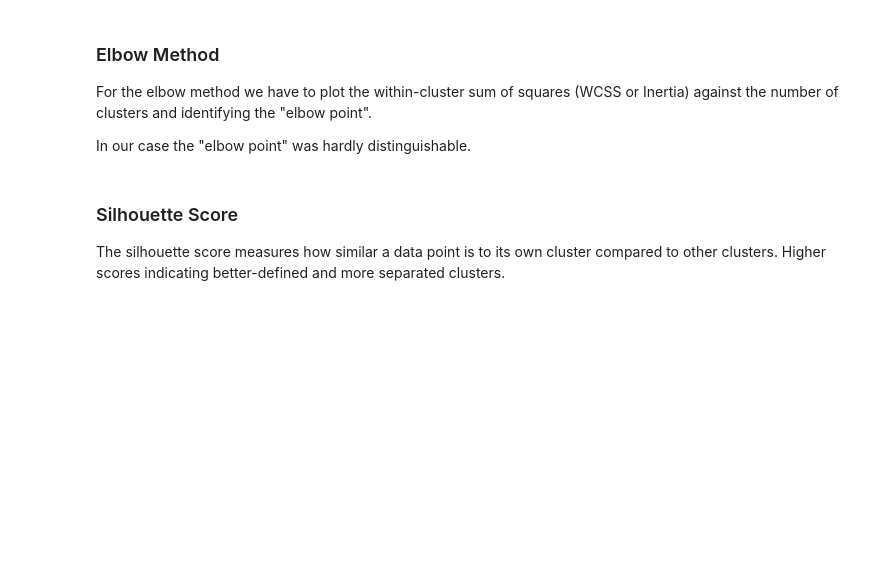
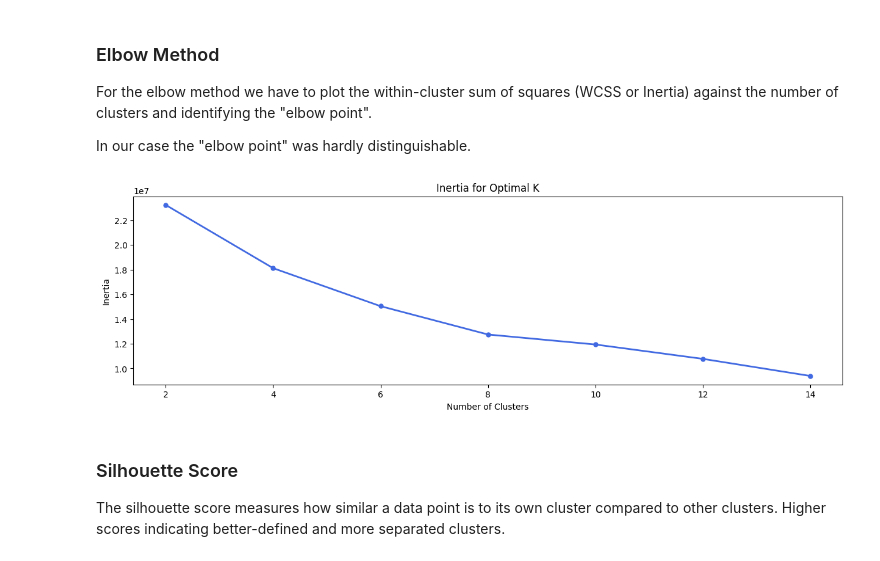
Before and after one commit to PatrickChristoph/udacity_capstone, a Jupyter notebook: src/customer_segmentation.ipynb, the cells around one changed output. Saved outputs shown, nothing was run; the diff lists cells and outputs as text; code cells hidden in the pictures; blank space fills up the shorter version.

```diff
--- a/src/customer_segmentation.ipynb
+++ b/src/customer_segmentation.ipynb
@@ -138,27 +137,31 @@ For the elbow method we have to plot the within-cluster sum of squares (WCSS or
 
 In our case the "elbow point" was hardly distinguishable.
 # %%
-def plot_n_clusters_curve(n_clusters_range, measure_data: List[float], measure_name: str):
+def plot_n_clusters_curve(n_clusters_range: range, measure_data: List[float], measure_name: str) -> None:
+    """
+    Plots specified measure for each computed number of clusters
+
+    :param n_clusters_range: Range of computed number of clusters
+    :param measure_data: Data of the measure
+    :param measure_name: Name of the measure
+    """
     data = pd.DataFrame({
         "Number of Clusters": n_clusters_range,
         measure_name: measure_data
     })
 
-    fig_elbow = px.line(
-        data,
-        x="Number of Clusters",
-        y=measure_name,
-        title=f"{measure_name} for Optimal K",
-        markers=True,
-    )
-    fig_elbow.update_traces(marker=dict(size=10))
-    fig_elbow.update_layout(
-        yaxis_title=measure_name,
-        xaxis_title="Number of Clusters"
-    )
-    fig_elbow.show()
+    plt.figure(figsize=(15, 4))
+    plt.plot(data["Number of Clusters"], data[measure_name], color="royalblue", linewidth=2, marker="o", markersize=5)
+
+    plt.title(f"{measure_name} for Optimal K")
+    plt.xlabel("Number of Clusters")
+    plt.ylabel(measure_name)
+
+    plt.show()
 
 plot_n_clusters_curve(n_clusters_range, inertia, "Inertia")
+# %% [output]
+[figure, added]
 # %% [markdown]
 ### Silhouette Score
 The silhouette score measures how similar a data point is to its own cluster compared to other clusters. Higher scores indicating better-defined and more separated clusters.
```
Also changed, not shown: parts of 8 cells of this notebook.
